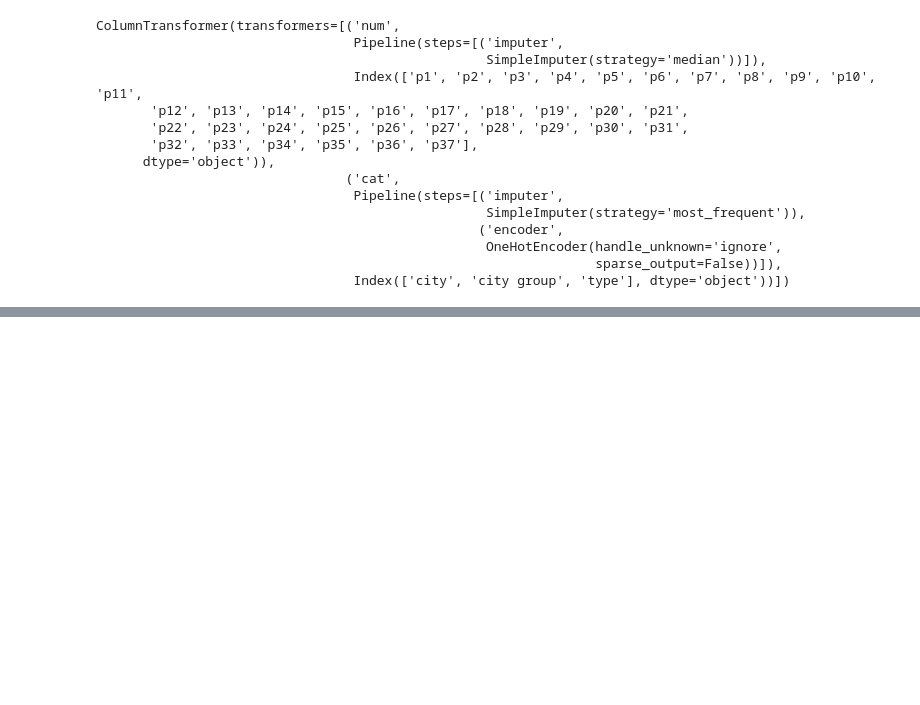
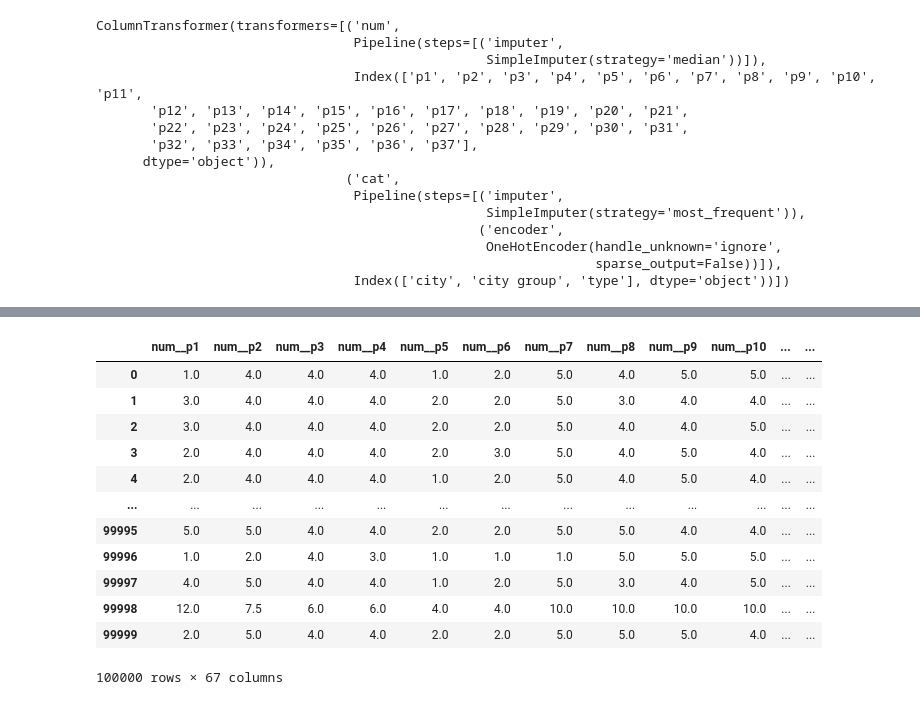
Before and after one commit to Shkum/IT_STEP, a Jupyter notebook: practice-work.ipynb, the cells around one changed output, grey strips where cells are left out. Saved outputs shown, nothing was run; the diff lists cells and outputs as text; code cells hidden in the pictures; blank space fills up the shorter version.

Commit message:
Kaggle Notebook | Practice_work | Version 3

```diff
--- a/practice-work.ipynb
+++ b/practice-work.ipynb
@@ -225,0 +226,7 @@ Pipeline(steps=[('prep',
+# %%
+test_df = pd.read_csv(r"/kaggle/input/restaurant-revenue-prediction/test.csv.zip")
+sub = pd.read_csv(r"/kaggle/input/restaurant-revenue-prediction/sampleSubmission.csv")
+# %%
+test_df.columns=test_df.columns.str.lower()
+test_df.drop(columns=['id', 'open date'], inplace=True)
+test_df.head(2)
@@ -225,0 +238,16 @@ Pipeline(steps=[('prep',
+# %%
+preprocessor.transform(test_df)
+# %% [output]
+|  | num__p1 | num__p2 | num__p3 | num__p4 | num__p5 | num__p6 | num__p7 | num__p8 | num__p9 | num__p10 | ... | ... |
+| 0 | 1.0 | 4.0 | 4.0 | 4.0 | 1.0 | 2.0 | 5.0 | 4.0 | 5.0 | 5.0 | ... | ... |
+| 1 | 3.0 | 4.0 | 4.0 | 4.0 | 2.0 | 2.0 | 5.0 | 3.0 | 4.0 | 4.0 | ... | ... |
+| 2 | 3.0 | 4.0 | 4.0 | 4.0 | 2.0 | 2.0 | 5.0 | 4.0 | 4.0 | 5.0 | ... | ... |
+| 3 | 2.0 | 4.0 | 4.0 | 4.0 | 2.0 | 3.0 | 5.0 | 4.0 | 5.0 | 4.0 | ... | ... |
+| 4 | 2.0 | 4.0 | 4.0 | 4.0 | 1.0 | 2.0 | 5.0 | 4.0 | 5.0 | 4.0 | ... | ... |
+| ... | ... | ... | ... | ... | ... | ... | ... | ... | ... | ... | ... | ... |
+| 99995 | 5.0 | 5.0 | 4.0 | 4.0 | 2.0 | 2.0 | 5.0 | 5.0 | 4.0 | 4.0 | ... | ... |
+| 99996 | 1.0 | 2.0 | 4.0 | 3.0 | 1.0 | 1.0 | 1.0 | 5.0 | 5.0 | 5.0 | ... | ... |
+| 99997 | 4.0 | 5.0 | 4.0 | 4.0 | 1.0 | 2.0 | 5.0 | 3.0 | 4.0 | 5.0 | ... | ... |
+| 99998 | 12.0 | 7.5 | 6.0 | 6.0 | 4.0 | 4.0 | 10.0 | 10.0 | 10.0 | 10.0 | ... | ... |
+| 99999 | 2.0 | 5.0 | 4.0 | 4.0 | 2.0 | 2.0 | 5.0 | 5.0 | 5.0 | 4.0 | ... | ... |
+100000 rows × 67 columns
```
Also changed, not shown: parts of 9 cells of this notebook.
